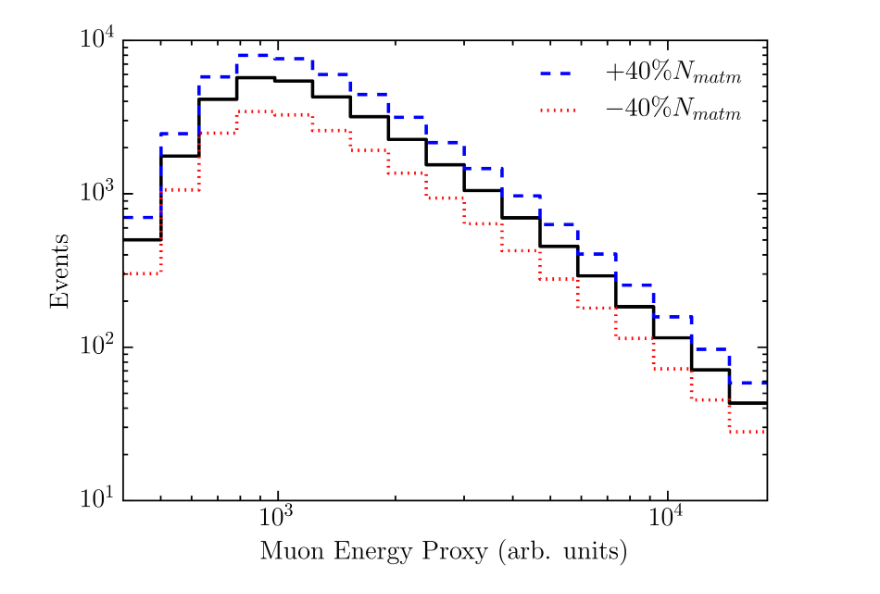
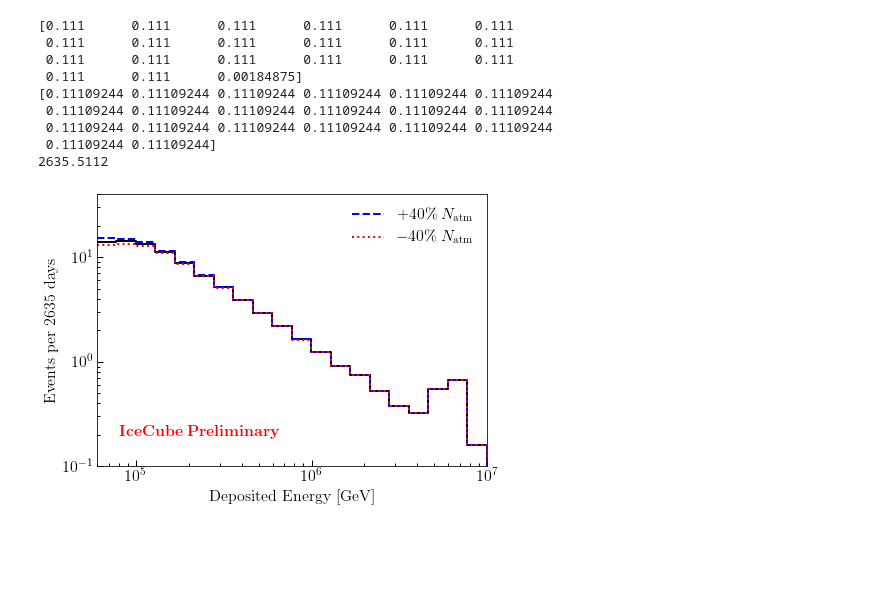
Before and after one commit to ShiveshM/GolemFlavor, a Jupyter notebook: plot_llh/thesis.ipynb, the cells around one changed output. Saved outputs shown, nothing was run; the diff lists cells and outputs as text; code cells hidden in the pictures; blank space fills up the shorter version.

Commit message:
add syst variations plots, reintroduce mcmc fr script

```diff
--- a/plot_llh/thesis.ipynb
+++ b/plot_llh/thesis.ipynb
@@ -39,0 +12,17 @@ print null_bf
+# %%
+import GolemFitPy as gf
+
+# setup fitter
+datapaths = gf.DataPaths()
+npp = gf.NewPhysicsParams()
+
+sparams = gf.SteeringParams(gf.sampleTag.MagicTau)
+sparams.quiet = False
+sparams.fastmode = False
+sparams.minFitEnergy = 6E4 # GeV
+sparams.maxFitEnergy = 1E7 # GeV
+sparams.load_data_from_text_file = False
+sparams.use_legacy_selfveto_calculation = False
+sparams.do_HESE_reshuffle=False
+
+FITTER = gf.GolemFit(datapaths, sparams, npp)
@@ -40,4 +62,21 @@ print null_bf
+# %%
+binning = FITTER.GetEnergyBinsMC()
+print np.diff(np.log10(binning))
+print np.diff(np.log10(np.logspace(np.log10(6E4), np.log10(1E7), 21)))
+
+livetime = FITTER.GetLivetime()/(3600.*24)
+print livetime
+# %% [output]
+[0.111      0.111      0.111      0.111      0.111      0.111
+ 0.111      0.111      0.111      0.111      0.111      0.111
+ 0.111      0.111      0.111      0.111      0.111      0.111
+ 0.111      0.111      0.00184875]
+[0.11109244 0.11109244 0.11109244 0.11109244 0.11109244 0.11109244
+ 0.11109244 0.11109244 0.11109244 0.11109244 0.11109244 0.11109244
+ 0.11109244 0.11109244 0.11109244 0.11109244 0.11109244 0.11109244
+ 0.11109244 0.11109244]
+2635.5112
 # %%
 def parse_exp(x):
-    h = np.sum(x, axis=(0,1))
+    h = np.sum(x, axis=(0,1,2,3))
     return np.concatenate([[h[0]], h])
@@ -82,37 +120,41 @@ dastro_index_n = parse_exp(lvsearch.GetExpectationDistribution(s))
 # %%
 fontsize = 16
 
 fig = plt.figure(figsize=(7, 5))
 ax = fig.add_subplot(111)
 
 ax.set_xlim(binning[0], binning[-1])
-ax.set_ylim(1E1, 1E4)
+ax.set_ylim(1E-1, 40)
 
 ax.set_xscale('log')
 ax.set_yscale('log')
 
-ax.set_xlabel(r'Muon Energy Proxy (arb. units)', fontsize=fontsize)
-ax.set_ylabel(r'Events', fontsize=fontsize)
+ax.set_xlabel(r'Deposited Energy [GeV]', fontsize=fontsize)
+ax.set_ylabel(r'Events per 2635 days', fontsize=fontsize)
 
 ax.tick_params(axis='x', labelsize=fontsize, which='both', direction='in')
 ax.tick_params(axis='y', labelsize=fontsize, which='both', direction='in')
 
 ax.step(
     binning, null_exp, drawstyle='steps-pre',
     linewidth=2, linestyle='-', color='black'
 )
 
 ax.step(
-    binning, norm_conv_p, drawstyle='steps-pre', label='$+40\% N_{\rm{atm}}$',
+    binning, norm_conv_p, drawstyle='steps-pre', label=r'$+40\%\:N_{\rm{atm}}$',
     linewidth=2, linestyle='--', color='blue'
 )
 ax.step(
-    binning, norm_conv_n, drawstyle='steps-pre', label='$-40\% N_{\rm{atm}}$',
+    binning, norm_conv_n, drawstyle='steps-pre', label=r'$-40\%\:N_{\rm{atm}}$',
     linewidth=2, linestyle=':', color='red'
 )
 
 ax.legend(loc='upper right', prop={'size': fontsize})#, bbox_to_anchor=(0.96, 0.96), markerfirst=False)
 
-matplotlib2tikz.save("syst_convnorm.tex")
+ax.text(
+    8E4, 0.2, r'${\rm\bf IceCube\:Preliminary}$', fontsize=fontsize, color='r'
+)
+
+matplotlib2tikz.save("plots/tex/syst_convnorm.tex")
 # %% [output]
-[figure, old version]
+[figure, new version]
```
Also changed, not shown: parts of 16 cells of this notebook, 7 other files.
